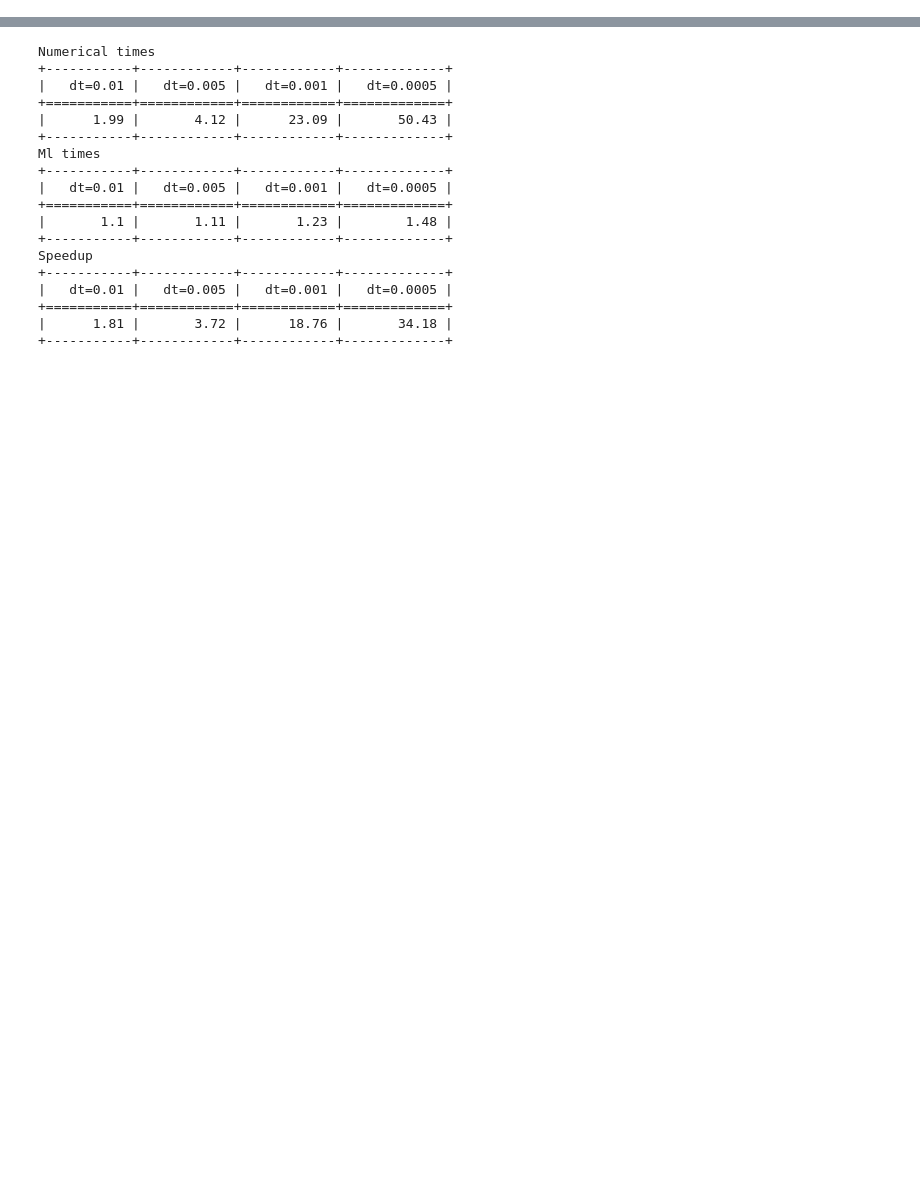
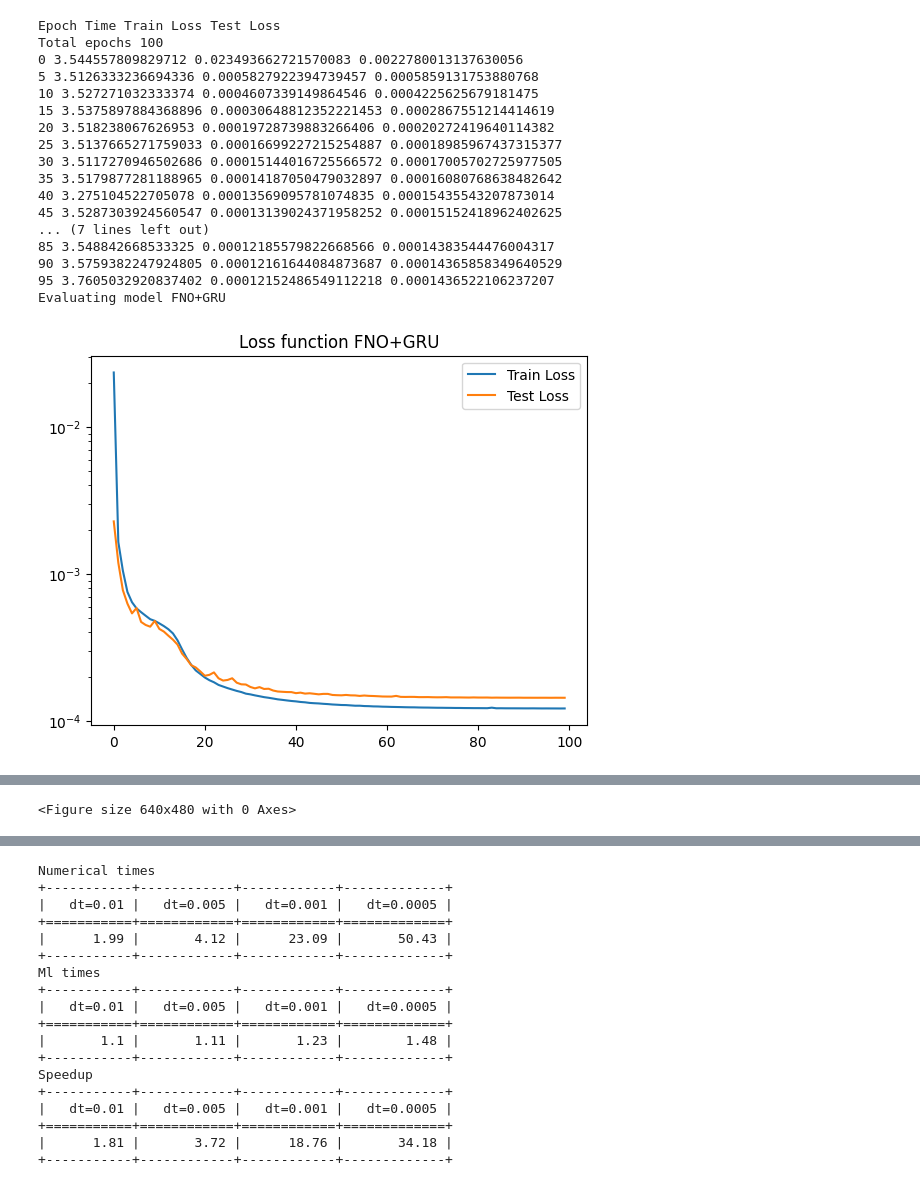
Before and after one commit to gokulg02/NeuralOperatorPredictorFeedback-xArm6, a Jupyter notebook: examples/UnicycleConstDelayExample.ipynb, the cells around one changed output, grey strips where cells are left out. Saved outputs shown, nothing was run; the diff lists cells and outputs as text; code cells hidden in the pictures; blank space fills up the shorter version.

```diff
--- a/examples/UnicycleConstDelayExample.ipynb
+++ b/examples/UnicycleConstDelayExample.ipynb
@@ -514,0 +319,27 @@ end_times_ml[3] = time.time()
+# %%
+# Train fno_gru
+fno_gru, fno_gru_train_loss_arr, fno_gru_test_loss_arr = model_trainer(fno_gru, trainData, testData, \
+                                                         fno_gru_config.epochs, sim_config.batch_size, \
+                                                         fno_gru_config.gamma, fno_gru_config.learning_rate,\
+                                                         fno_gru_config.weight_decay, \
+                                                         "../models/UnicycleConstDelayModels/fnogru")
+evaluate_train_performance(fno_gru, fno_gru_config.model_type, fno_gru_train_loss_arr, fno_gru_test_loss_arr)
+# %% [output]
+Epoch Time Train Loss Test Loss
+Total epochs 100
+0 3.544557809829712 0.023493662721570083 0.0022780013137630056
+5 3.5126333236694336 0.0005827922394739457 0.0005859131753880768
+10 3.527271032333374 0.0004607339149864546 0.0004225625679181475
+15 3.5375897884368896 0.00030648812352221453 0.0002867551214414619
+20 3.518238067626953 0.00019728739883266406 0.00020272419640114382
+25 3.5137665271759033 0.00016699227215254887 0.00018985967437315377
+30 3.5117270946502686 0.00015144016725566572 0.00017005702725977505
+35 3.5179877281188965 0.00014187050479032897 0.00016080768638482642
+40 3.275104522705078 0.00013569095781074835 0.00015435543207873014
+45 3.5287303924560547 0.00013139024371958252 0.00015152418962402625
+... (7 lines left out)
+85 3.548842668533325 0.00012185579822668566 0.00014383544476004317
+90 3.5759382247924805 0.00012161644084873687 0.00014365858349640529
+95 3.7605032920837402 0.00012152486549112218 0.0001436522106237207
+Evaluating model FNO+GRU
+[figure, added]
@@ -514,0 +348 @@ end_times_ml[3] = time.time()
+<Figure size 640x480 with 0 Axes>
```
Also changed, not shown: parts of 66 cells of this notebook, 18 other files.
